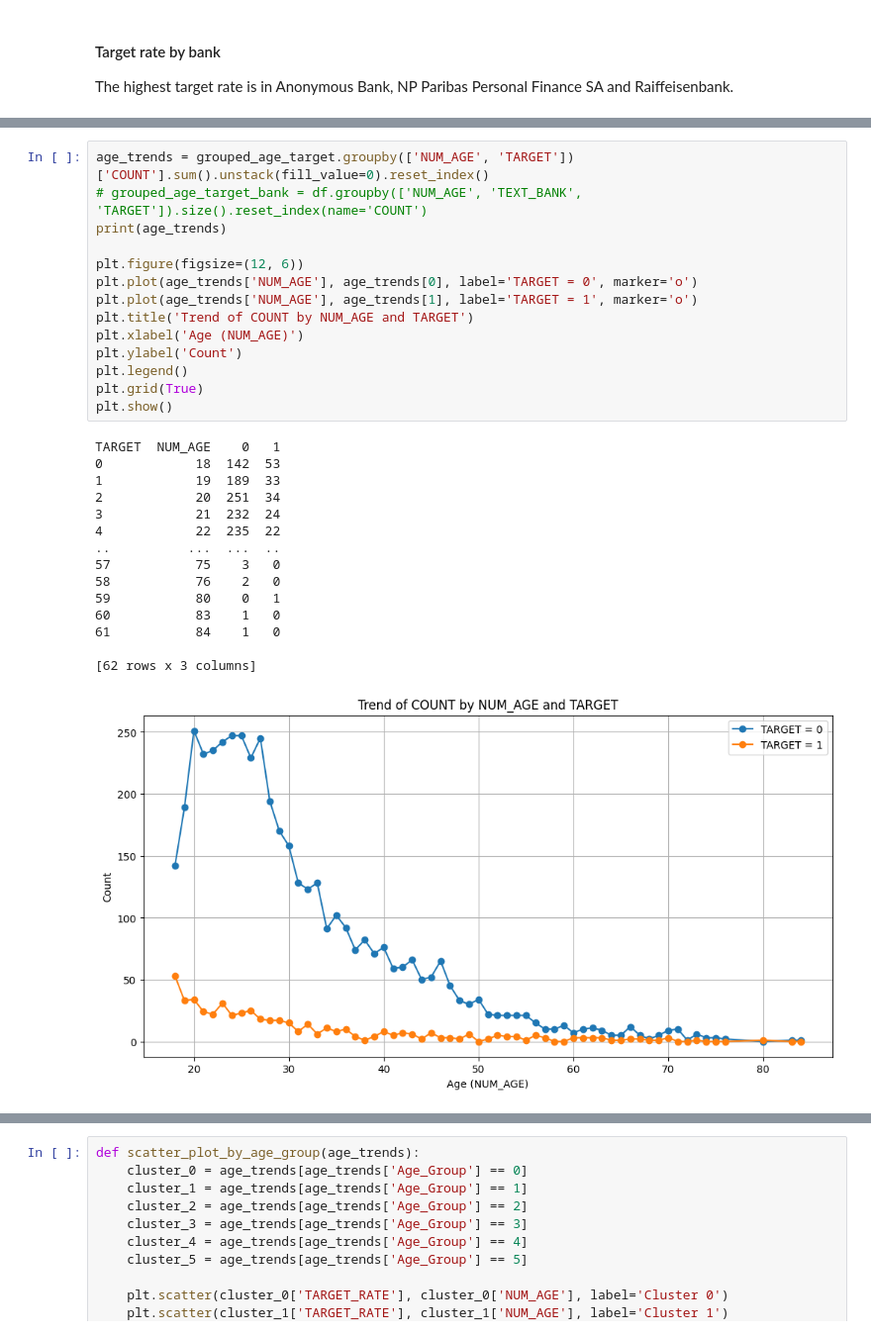
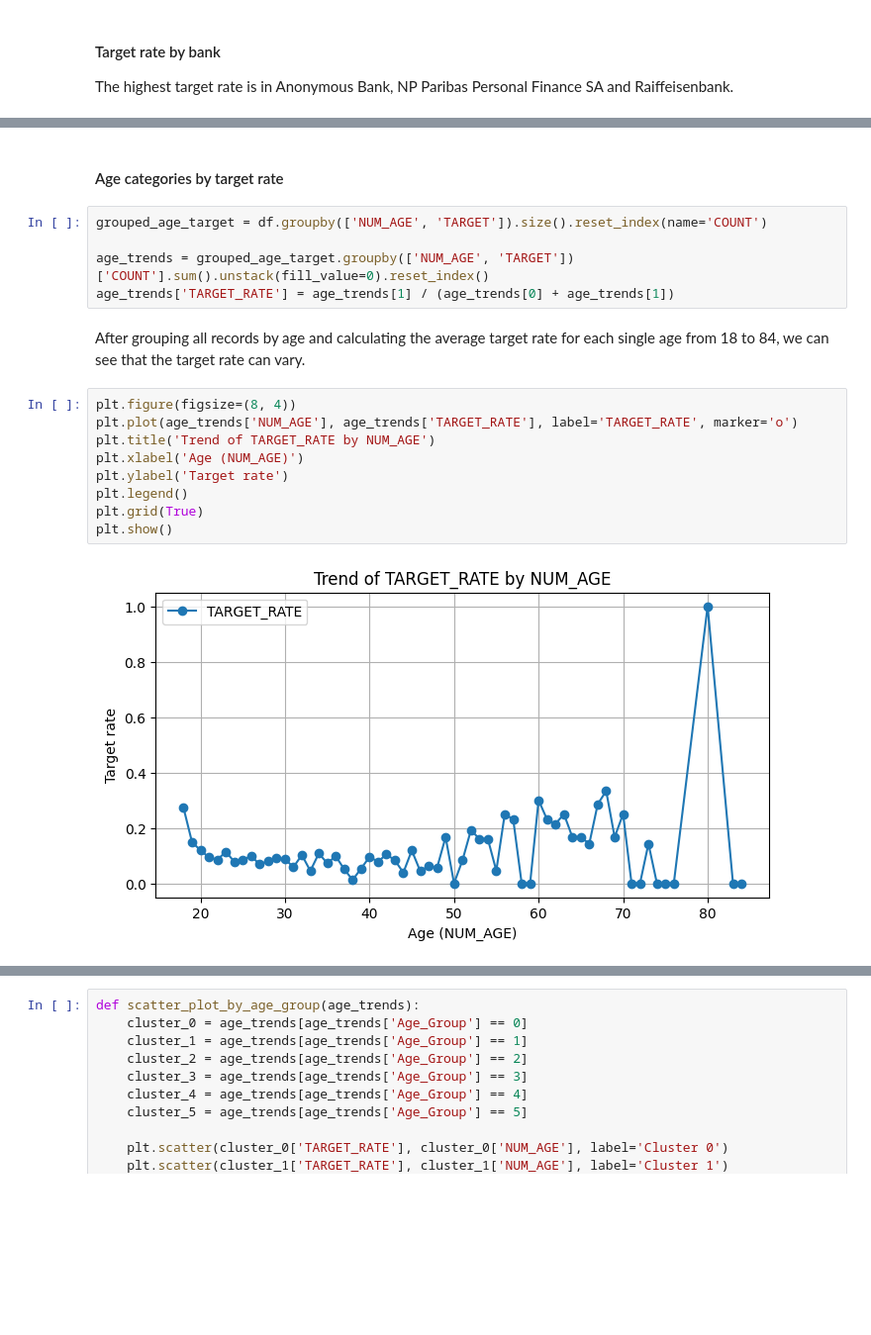
Before and after one commit to swanenko/cash-loan-analysis, a Jupyter notebook: analysis.ipynb, the cells around one changed output, grey strips where cells are left out. Shown at 99% size. Drawn from its saved outputs; the diff is of its cells as text; blank space fills up the shorter version.

```diff
--- a/analysis.ipynb
+++ b/analysis.ipynb
@@ -183,30 +107,20 @@ final_output.to_csv("final_age_output.csv")
+# %% [markdown]
+#### Age categories by target rate
+# %%
+grouped_age_target = df.groupby(['NUM_AGE', 'TARGET']).size().reset_index(name='COUNT')
+
+age_trends = grouped_age_target.groupby(['NUM_AGE', 'TARGET'])['COUNT'].sum().unstack(fill_value=0).reset_index()
+age_trends['TARGET_RATE'] = age_trends[1] / (age_trends[0] + age_trends[1])
+# %% [markdown]
+After grouping all records by age and calculating the average target rate for each single age from 18 to 84, we can see that the target rate can vary.
 # %%
-age_trends = grouped_age_target.groupby(['NUM_AGE', 'TARGET'])['COUNT'].sum().unstack(fill_value=0).reset_index()
-# grouped_age_target_bank = df.groupby(['NUM_AGE', 'TEXT_BANK', 'TARGET']).size().reset_index(name='COUNT')
-print(age_trends)
-
-plt.figure(figsize=(12, 6))
-plt.plot(age_trends['NUM_AGE'], age_trends[0], label='TARGET = 0', marker='o')
-plt.plot(age_trends['NUM_AGE'], age_trends[1], label='TARGET = 1', marker='o')
-plt.title('Trend of COUNT by NUM_AGE and TARGET')
+plt.figure(figsize=(8, 4))
+plt.plot(age_trends['NUM_AGE'], age_trends['TARGET_RATE'], label='TARGET_RATE', marker='o')
+plt.title('Trend of TARGET_RATE by NUM_AGE')
 plt.xlabel('Age (NUM_AGE)')
-plt.ylabel('Count')
+plt.ylabel('Target rate')
 plt.legend()
 plt.grid(True)
 plt.show()
 # %% [output]
-TARGET  NUM_AGE    0   1
-0            18  142  53
-1            19  189  33
-2            20  251  34
-3            21  232  24
-4            22  235  22
-..          ...  ...  ..
-57           75    3   0
-58           76    2   0
-59           80    0   1
-60           83    1   0
-61           84    1   0
-
-[62 rows x 3 columns]
-[figure, old version]
+[figure, new version]
```
Also changed, not shown: parts of 43 cells of this notebook, 14 other files.
